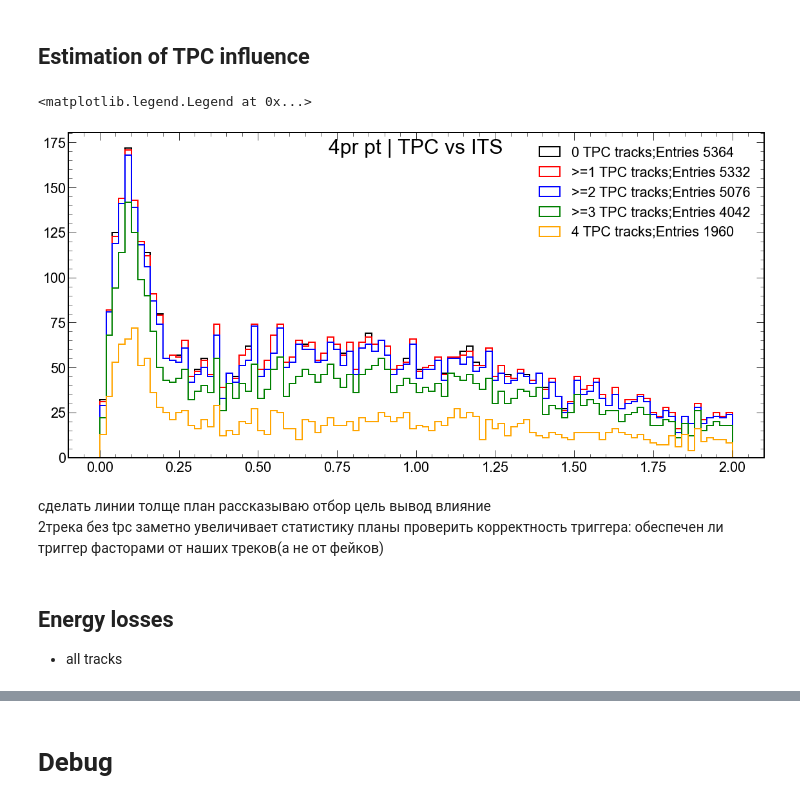
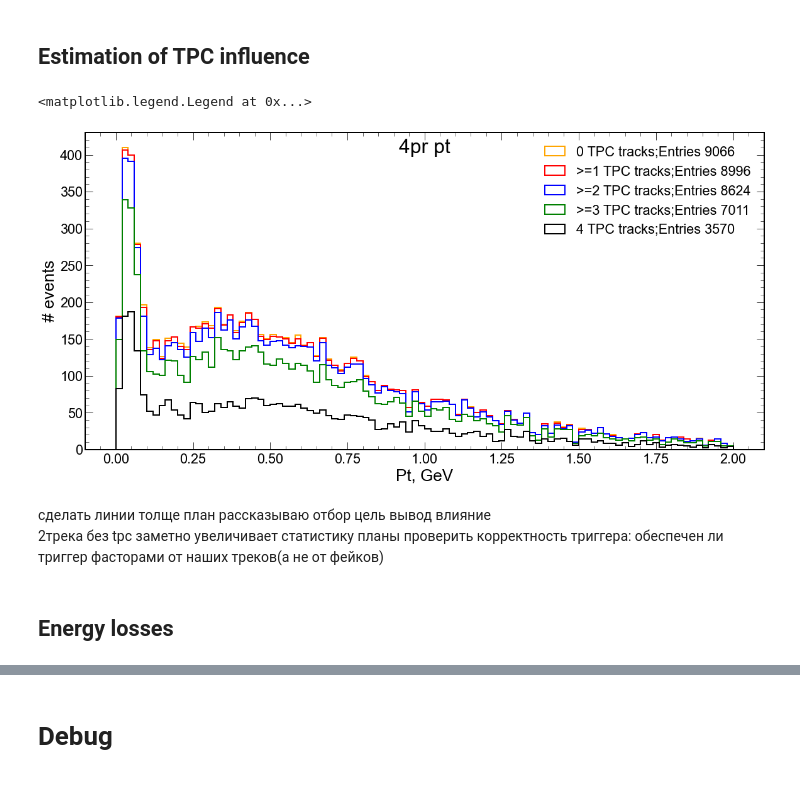
Before and after one commit to bdrum/cern-physics, a Jupyter notebook: notebooks/RhoPrime.ipynb, the cells around one changed output, grey strips where cells are left out. Saved outputs shown, nothing was run; the diff lists cells and outputs as text; code cells hidden in the pictures.

```diff
--- a/notebooks/RhoPrime.ipynb
+++ b/notebooks/RhoPrime.ipynb
@@ -179,8 +182,11 @@ _ = plt.hist(differences, bins=bins, histtype='step', color='black')
 # %% [markdown]
 ## Show any parameter
 # %%
-param = 'T_ITSRefit'
-counts, bins = np.histogram(data[param].flatten(),bins=20, range=(0,20))
+param = 'nTracks'
+# dataParam = data[param][~newT_ITSsa].flatten() # tracks
+dataParam = data[param].flatten() # events
+
+counts, bins = np.histogram(dataParam,bins=60, range=(0,60))
 plt.style.use(hep.style.ROOT)
-_= plt.hist(data[param].flatten(), bins=bins, histtype='step', color='black', label=f'Entries {np.sum(counts)}')
+_= plt.hist(dataParam, bins=bins, histtype='step', color='black', label=f'Entries {np.sum(counts)}')
 # %% [output]
@@ -188,11 +194,9 @@ _= plt.hist(data[param].flatten(), bins=bins, histtype='step', color='black', la
 # %% [markdown]
 ## Pt
 # %%
-GoodEvents = GetGoodEvents(WithGoodNTpcTracks=0)
-# GoodEvents = GetUniqueGoodEvents()
 def GetPt(Draw=True, ChargeEqualCondition=True):
-    pxg = data['T_Px'][GoodEvents]
-    pyg = data['T_Py'][GoodEvents]
+    pxg = data['T_Px'][select][GoodEvents]
+    pyg = data['T_Py'][select][GoodEvents]
 
     pt = np.sqrt(pxg.sum()**2  + pyg.sum()**2)
 
@@ -208,11 +212,14 @@ def GetPt(Draw=True, ChargeEqualCondition=True):
 
         plt.style.use(hep.style.ROOT)
         ax.hist(pt, bins=bins, histtype='step', color='black', label=f'Entries {np.sum(counts)}')
+        plt.xlabel('Pt, GeV')
+        plt.ylabel('# events')
         ax.legend()
     else:
         return pt
+
+GoodEvents = GetGoodEvents()
 GetPt()
-
 
 ## Zero charge vs Non zero charge
 fig = plt.figure(figsize=(15, 7))
@@ -227,6 +234,8 @@ GoodEvents = GetGoodEvents(WithGoodNTpcTracks=0,ChargeEqualCondition=False)
 ptnzq = GetPt(Draw=False,ChargeEqualCondition=False)
 counts, bins = np.histogram(ptnzq, bins=100, range=(0,2))
 _ = ax.hist(ptnzq, bins=bins, color='red', histtype='step', label=f'Q != 0;Entries {np.sum(counts)}')
+plt.xlabel('Pt, GeV')
+plt.ylabel('# events')
 ax.legend()
 # %% [output]
 <matplotlib.legend.Legend at 0x...>
@@ -316,27 +325,34 @@ ax.legend()
 # %%
 fig = plt.figure(figsize=(15, 7))
 ax = fig.add_axes([0,0,1,1])
-fig.suptitle(f'4pr pt | TPC vs ITS', fontsize=32)
+fig.suptitle(f'4pr pt', fontsize=32)
 plt.style.use(hep.style.ROOT)
+
 GoodEvents = GetGoodEvents()
 counts, bins = np.histogram(GetPt(Draw=False), bins=100, range=(0,2))
-_ = ax.hist(GetPt(Draw=False), bins=bins, color='black', histtype='step', label=f'0 TPC tracks;Entries {np.sum(counts)}', linewidth=2)
+_ = ax.hist(GetPt(Draw=False), bins=bins, color='orange', histtype='step', label=f'0 TPC tracks;Entries {np.sum(counts)}', linewidth=2)
+
 GoodEvents = GetGoodEvents(WithGoodNTpcTracks=1)
 counts, bins = np.histogram(GetPt(Draw=False), bins=100, range=(0,2))
 _ = ax.hist(GetPt(Draw=False), bins=bins, color='red', histtype='step', label=f'>=1 TPC tracks;Entries {np.sum(counts)}', linewidth=2)
+
 GoodEvents = GetGoodEvents(WithGoodNTpcTracks=2)
 counts, bins = np.histogram(GetPt(Draw=False), bins=100, range=(0,2))
 _ = ax.hist(GetPt(Draw=False), bins=bins, color='blue', histtype='step', label=f'>=2 TPC tracks;Entries {np.sum(counts)}', linewidth=2)
+
 GoodEvents = GetGoodEvents(WithGoodNTpcTracks=3)
 counts, bins = np.histogram(GetPt(Draw=False), bins=100, range=(0,2))
 _ = ax.hist(GetPt(Draw=False), bins=bins, color='green', histtype='step', label=f'>=3 TPC tracks;Entries {np.sum(counts)}', linewidth=2)
+
 GoodEvents = GetGoodEvents(WithGoodNTpcTracks=4)
 counts, bins = np.histogram(GetPt(Draw=False), bins=100, range=(0,2))
-_ = ax.hist(GetPt(Draw=False), bins=bins, color='orange', histtype='step', label=f'4 TPC tracks;Entries {np.sum(counts)}', linewidth=2)
+_ = ax.hist(GetPt(Draw=False), bins=bins, color='black', histtype='step', label=f'4 TPC tracks;Entries {np.sum(counts)}', linewidth=2)
+plt.xlabel('Pt, GeV')
+plt.ylabel('# events')
 ax.legend()
 # %% [output]
 <matplotlib.legend.Legend at 0x...>
-[figure, old version]
+[figure, new version]
 # %% [markdown]
 сделать линии толще
 план
@@ -348,5 +364,3 @@ ax.legend()
         проверить корректность триггера: обеспечен ли триггер фасторами от наших треков(а не от фейков)
 # %% [markdown]
 ## Energy losses
-
-* all tracks
```
Also changed, not shown: parts of 14 cells of this notebook, 1 other file.
